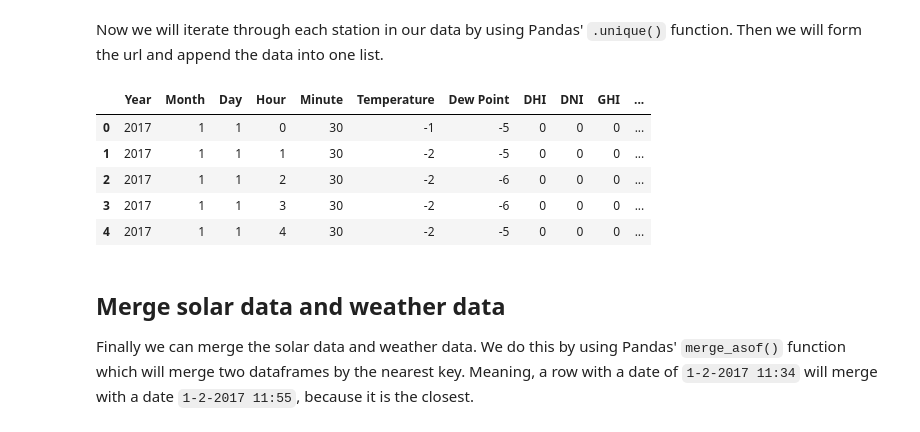
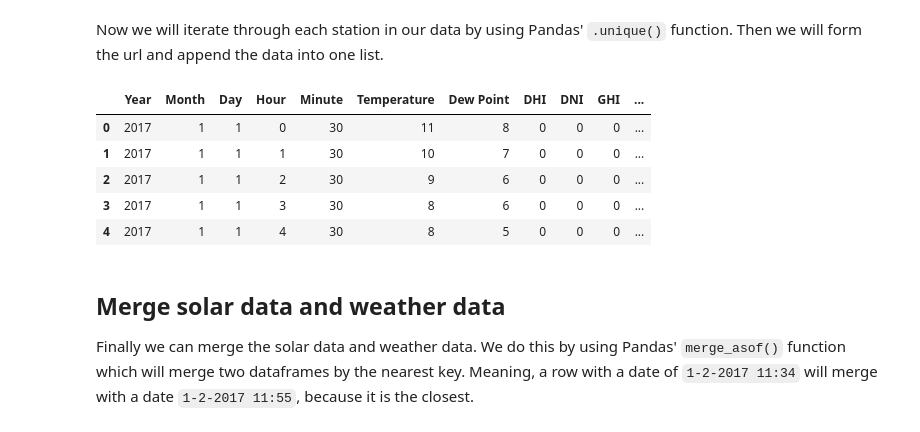
Before and after one commit to Gkrumbach07/solar_forecaster, a Jupyter notebook: 00-build-dataset.ipynb, the cells around one changed output. Drawn from its saved outputs; the diff is of its cells as text; code cells hidden in the pictures.

```diff
--- a/00-build-dataset.ipynb
+++ b/00-build-dataset.ipynb
@@ -10,8 +10,8 @@ for major weather stations in the US. Primarily what we are looking for is cloud
 To begin, first we need to set the parameter variables for selecting our data.
 # %%
 year = '2017' # 2017 is the max year
-states = ['Nevada'] # Use full capitalized names (any US state)
-station_count = 3 # None = all stations
+states = ['Nevada', 'Texas', 'Arizona', 'New Mexico'] # Use full capitalized names (any US state)
+station_count = None # None = all stations
 # %% [markdown]
 Now we can set up the url path and the station metadata that will be used after to extract the raw data using Pandas.
 # %%
@@ -137,6 +132,9 @@ We will be using the Physical Solar Model ([PSM](https://nsrdb.nrel.gov/about/u-
 # %%
 # set api key (use 'DEMO_KEY' if not set up)
 key = 'DEMO_KEY'
+
+import os
+key = os.getenv("MY_VAR")
 
 # trim dataset to match DEMO_KEY limits
 if(key == 'DEMO_KEY'):
@@ -148,7 +144,7 @@ Stations: [171 269 279]
 Because the api only allows us to get one location per call, we will need to complete a series of calls. First we will create a function to create the urls.
 # %%
 def create_url(lat, lon, year, api_key, attributes, your_name, reason_for_use, your_affiliation, your_email):
-    return 'http://developer.nrel.gov/api/solar/nsrdb_psm3_download.csv?wkt=POINT({lon}%20{lat})&names={year}&leap_day=false&interval=60&utc=false&full_name={name}&email={email}&affiliation={affiliation}&mailing_list=false&reason={reason}&api_key={api}&attributes={attributes}'\
+    return 'https://developer.nrel.gov/api/solar/nsrdb_psm3_download.csv?wkt=POINT({lon}%20{lat})&names={year}&leap_day=false&interval=30&utc=false&full_name={name}&email={email}&affiliation={affiliation}&mailing_list=false&reason={reason}&api_key={api}&attributes={attributes}'\
     .format(year=year, lat=lat, lon=lon,
         name=your_name, email=your_email,
         affiliation=your_affiliation,
@@ -159,39 +155,39 @@ Now we will iterate through each station in our data by using Pandas' `.unique()
 # %%
 import time
 for step, point in enumerate(tqdm(stations[stations["STATION_ID"].isin(w_data['STATION'].unique())].iterrows(),
                                   total=len(w_data['STATION'].unique()))):
     url = create_url(lat=str(point[1][7]),
                      lon=str(point[1][8]),
                      api_key=key,
-                     attributes="air_temperature,dew_point,dhi,dni,ghi,relative_humidity,wind_direction,wind_speed,clearsky_dhi,clearsky_dni,clearsky_ghi,fill_flag",
+                     attributes="air_temperature,dew_point,dhi,dni,ghi,relative_humidity,wind_direction,wind_speed,clearsky_dhi,clearsky_dni,clearsky_ghi",
                      year=year,
                      your_name='Gage+Krumbach',
                      reason_for_use='demo',
                      your_affiliation='my+institution',
                      your_email='gkrumbac@redhat.com')
 
     output = pd.read_csv(url, header=2)
 
     output["STATION"] = int(point[1][1])
     output["DATE"] =pd.date_range('1/1/{yr}'.format(yr=year),
-                                                    freq='60'+'Min',
+                                                    freq='30'+'Min',
                                                     periods=525600/60)
     if step==0:
         solar_data = output
     else:
         solar_data = solar_data.append(output)
 
     # we wait here because the api can't be called more than once in 1 seconds
     time.sleep(1)
 
 solar_data.head()
 # %% [output]
 |  | Year | Month | Day | Hour | Minute | Temperature | Dew Point | DHI | DNI | GHI | ... |
-| 0 | 2017 | 1 | 1 | 0 | 30 | -1 | -5 | 0 | 0 | 0 | ... |
-| 1 | 2017 | 1 | 1 | 1 | 30 | -2 | -5 | 0 | 0 | 0 | ... |
-| 2 | 2017 | 1 | 1 | 2 | 30 | -2 | -6 | 0 | 0 | 0 | ... |
-| 3 | 2017 | 1 | 1 | 3 | 30 | -2 | -6 | 0 | 0 | 0 | ... |
-| 4 | 2017 | 1 | 1 | 4 | 30 | -2 | -5 | 0 | 0 | 0 | ... |
+| 0 | 2017 | 1 | 1 | 0 | 30 | 11 | 8 | 0 | 0 | 0 | ... |
+| 1 | 2017 | 1 | 1 | 1 | 30 | 10 | 7 | 0 | 0 | 0 | ... |
+| 2 | 2017 | 1 | 1 | 2 | 30 | 9 | 6 | 0 | 0 | 0 | ... |
+| 3 | 2017 | 1 | 1 | 3 | 30 | 8 | 6 | 0 | 0 | 0 | ... |
+| 4 | 2017 | 1 | 1 | 4 | 30 | 8 | 5 | 0 | 0 | 0 | ... |
 # %% [markdown]
 ## Merge solar data and weather data
 Finally we can merge the solar data and weather data. We do this by using Pandas' `merge_asof()` function which will merge two dataframes by the nearest key. Meaning, a row with a date of `1-2-2017 11:34` will merge with a date `1-2-2017 11:55`, because it is the closest.
```
Also changed, not shown: parts of 8 cells of this notebook, 11 other files.
